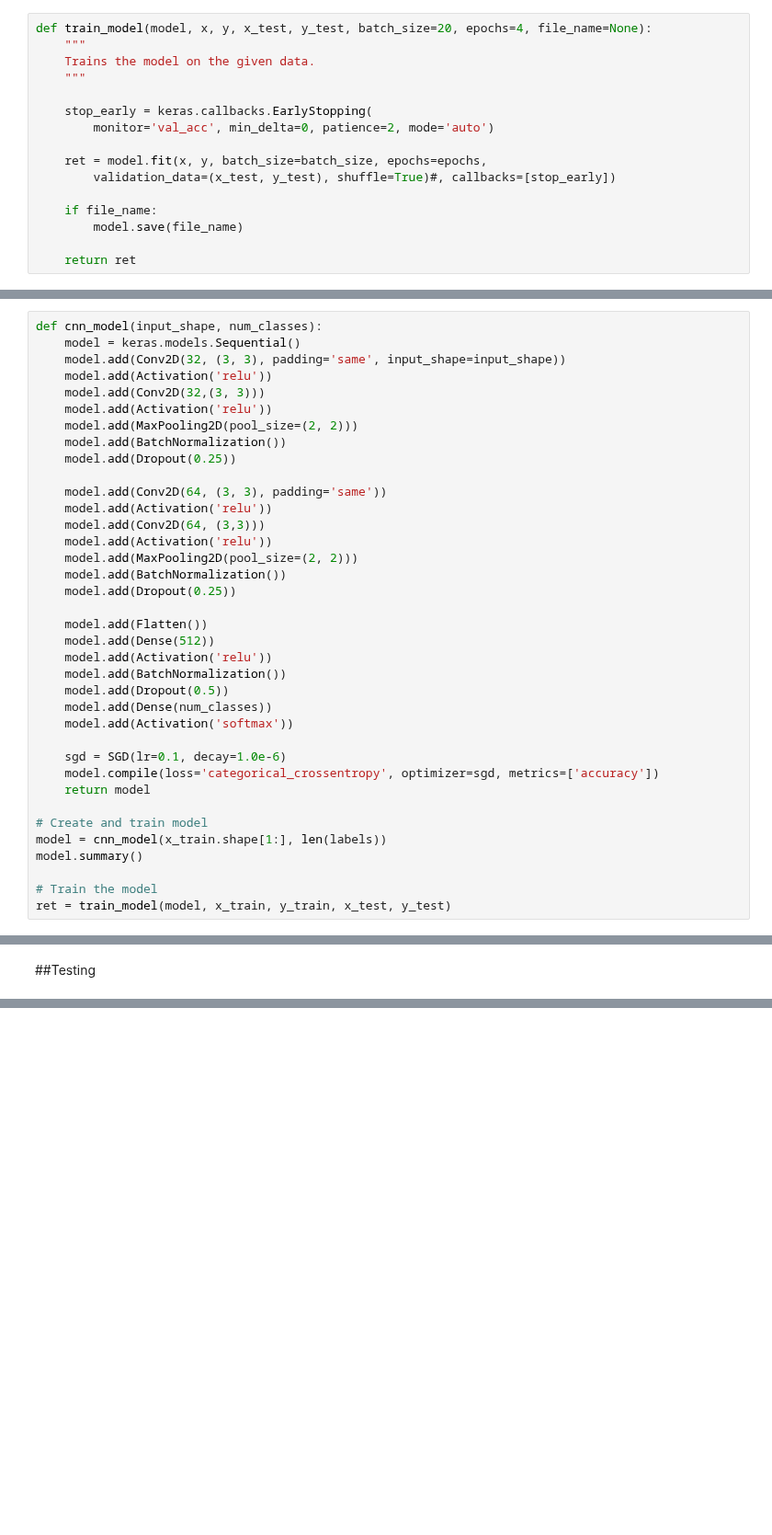
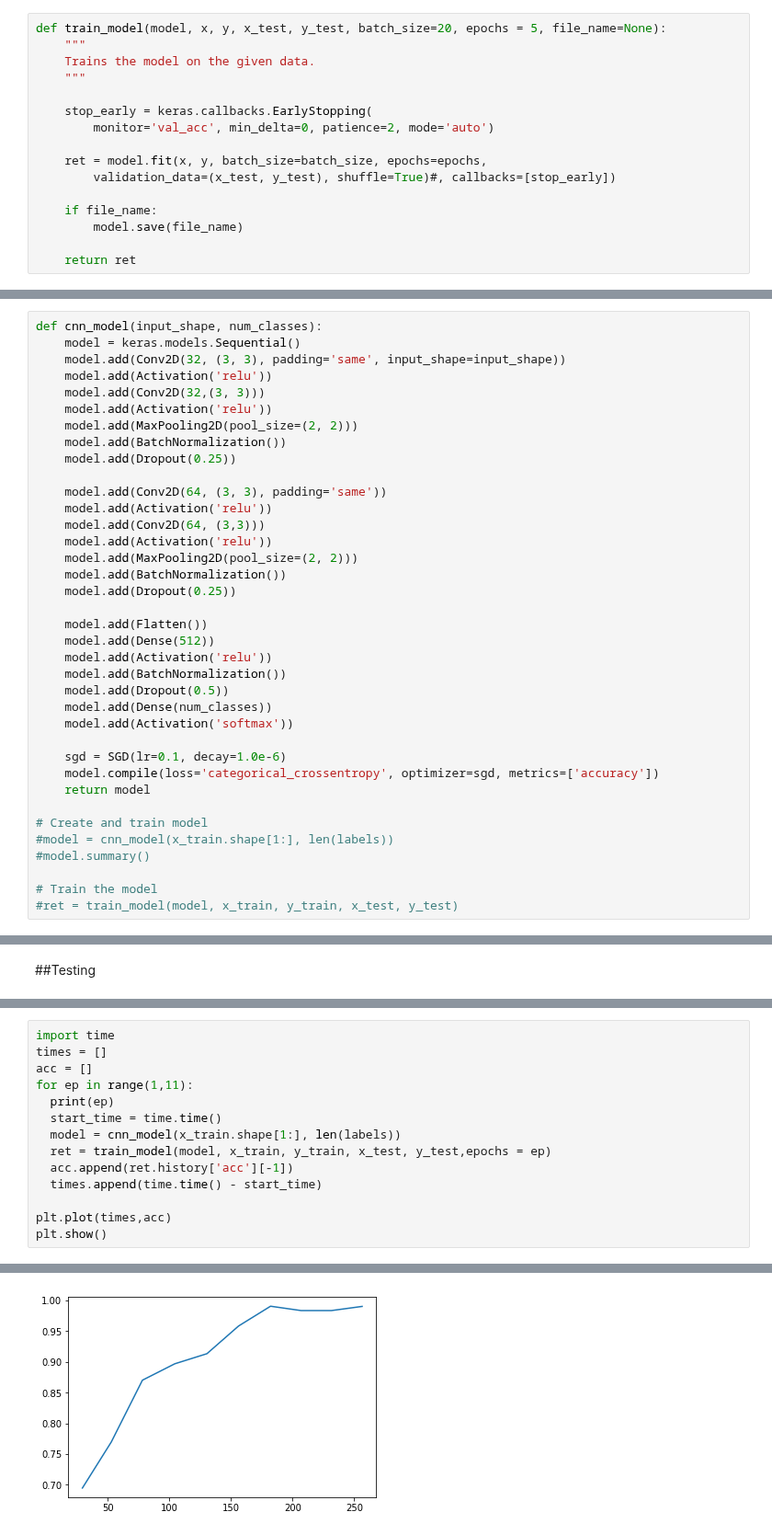
Before and after one commit to Guilli12pm/ML_proj, a Jupyter notebook: CNN.ipynb, the cells around one changed output, grey strips where cells are left out. Shown at 92% size. Saved outputs shown, nothing was run; the diff lists cells and outputs as text; blank space fills up the shorter version.

```diff
--- a/CNN.ipynb
+++ b/CNN.ipynb
@@ -196,5 +198,5 @@ show_first_n_images_in_categories(8, x_train, y_train, labels)
 # %%
-def train_model(model, x, y, x_test, y_test, batch_size=20, epochs=4, file_name=None):
+def train_model(model, x, y, x_test, y_test, batch_size=20, epochs = 5, file_name=None):
     """
     Trains the model on the given data.
     """
@@ -265,8 +267,8 @@ def cnn_model(input_shape, num_classes):
     return model
 
 # Create and train model
-model = cnn_model(x_train.shape[1:], len(labels))
-model.summary()
+#model = cnn_model(x_train.shape[1:], len(labels))
+#model.summary()
 
 # Train the model
-ret = train_model(model, x_train, y_train, x_test, y_test)
+#ret = train_model(model, x_train, y_train, x_test, y_test)
@@ -327,0 +316,15 @@ predict(model, x_test[i:i+10,:,:,:], labels)
+# %%
+import time
+times = []
+acc = []
+for ep in range(1,11):
+  print(ep)
+  start_time = time.time()
+  model = cnn_model(x_train.shape[1:], len(labels))
+  ret = train_model(model, x_train, y_train, x_test, y_test,epochs = ep)
+  acc.append(ret.history['acc'][-1])
+  times.append(time.time() - start_time)
+
+plt.plot(times,acc)
+plt.show()
+# %% [output]
@@ -327,0 +348 @@ predict(model, x_test[i:i+10,:,:,:], labels)
+[figure, added]
```
Also changed, not shown: parts of 31 cells of this notebook.
